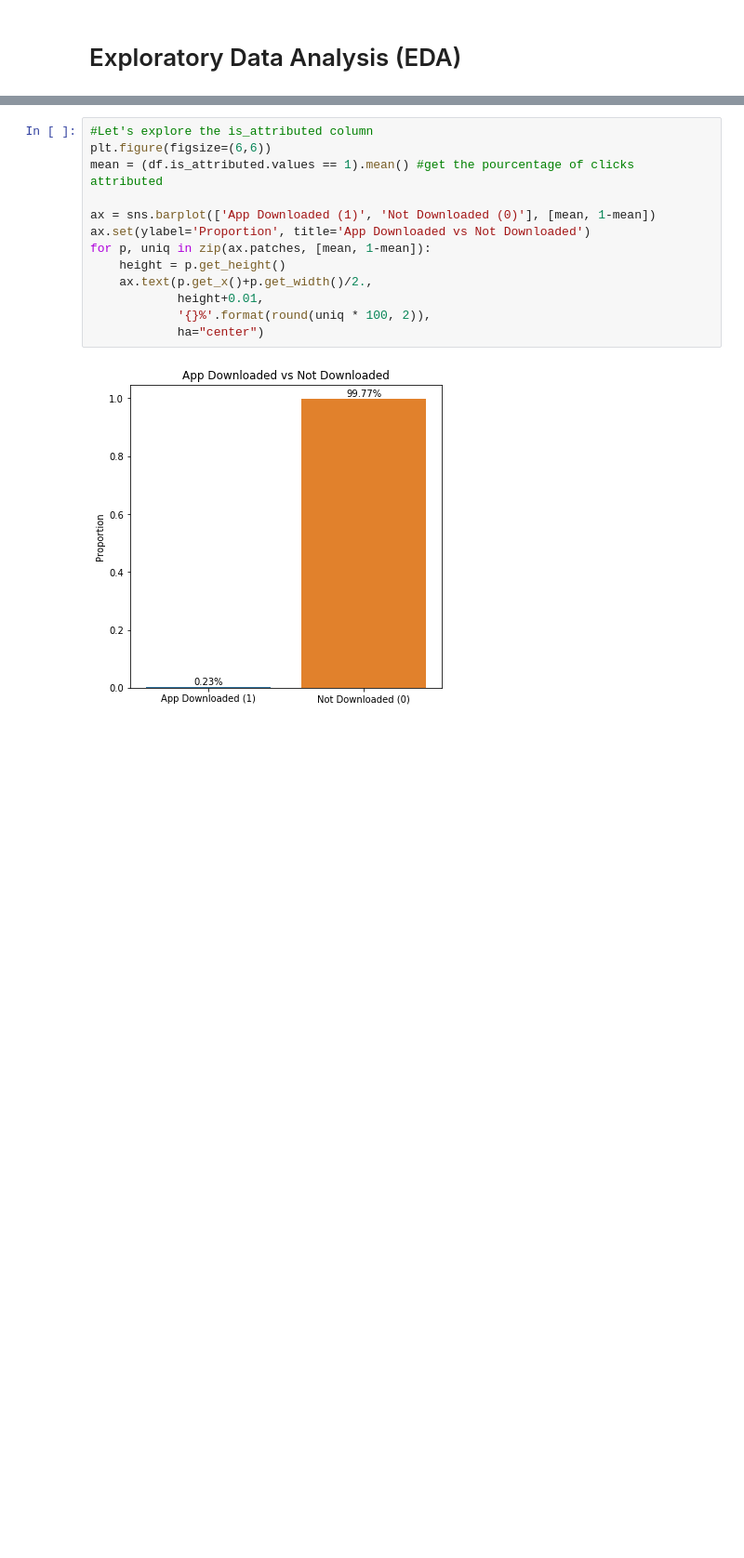
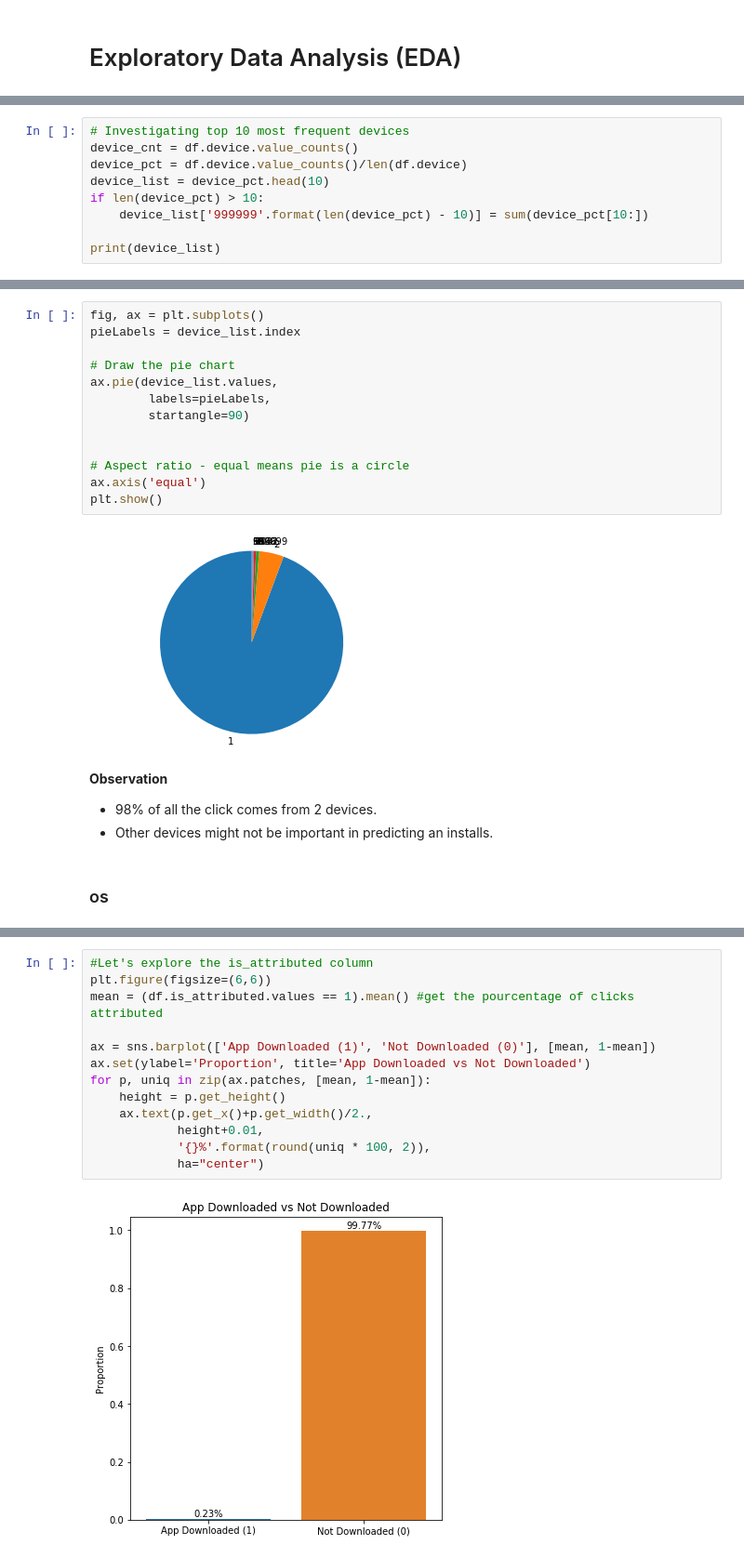
Before and after one commit to cwaihai/orchid, a Jupyter notebook: Capstone2_TalkingData/Capstone2_TalkingData_FraudPrediction.ipynb, the cells around one changed output, grey strips where cells are left out. Shown: that part at 93% size. Saved outputs shown, nothing was run; the diff lists cells and outputs as text; blank space fills up the shorter version.

```diff
--- a/Capstone2_TalkingData/Capstone2_TalkingData_FraudPrediction.ipynb
+++ b/Capstone2_TalkingData/Capstone2_TalkingData_FraudPrediction.ipynb
@@ -232,0 +274,9 @@ We observe from the data that app and channel are not distributed similarly, so
+# %%
+# Investigating top 10 most frequent devices
+device_cnt = df.device.value_counts()
+device_pct = df.device.value_counts()/len(df.device)
+device_list = device_pct.head(10)
+if len(device_pct) > 10:
+    device_list['999999'.format(len(device_pct) - 10)] = sum(device_pct[10:])
+
+print(device_list)
@@ -232,0 +296,21 @@ We observe from the data that app and channel are not distributed similarly, so
+# %%
+fig, ax = plt.subplots()
+pieLabels = device_list.index
+
+# Draw the pie chart
+ax.pie(device_list.values,
+        labels=pieLabels,
+        startangle=90)
+
+
+# Aspect ratio - equal means pie is a circle
+ax.axis('equal')
+plt.show()
+# %% [output]
+[figure, added]
+# %% [markdown]
+**Observation**
+* 98% of all the click comes from 2 devices.
+* Other devices might not be important in predicting an installs.
+# %% [markdown]
+### os
```
Also changed, not shown: parts of 91 cells of this notebook, 2 other files.
